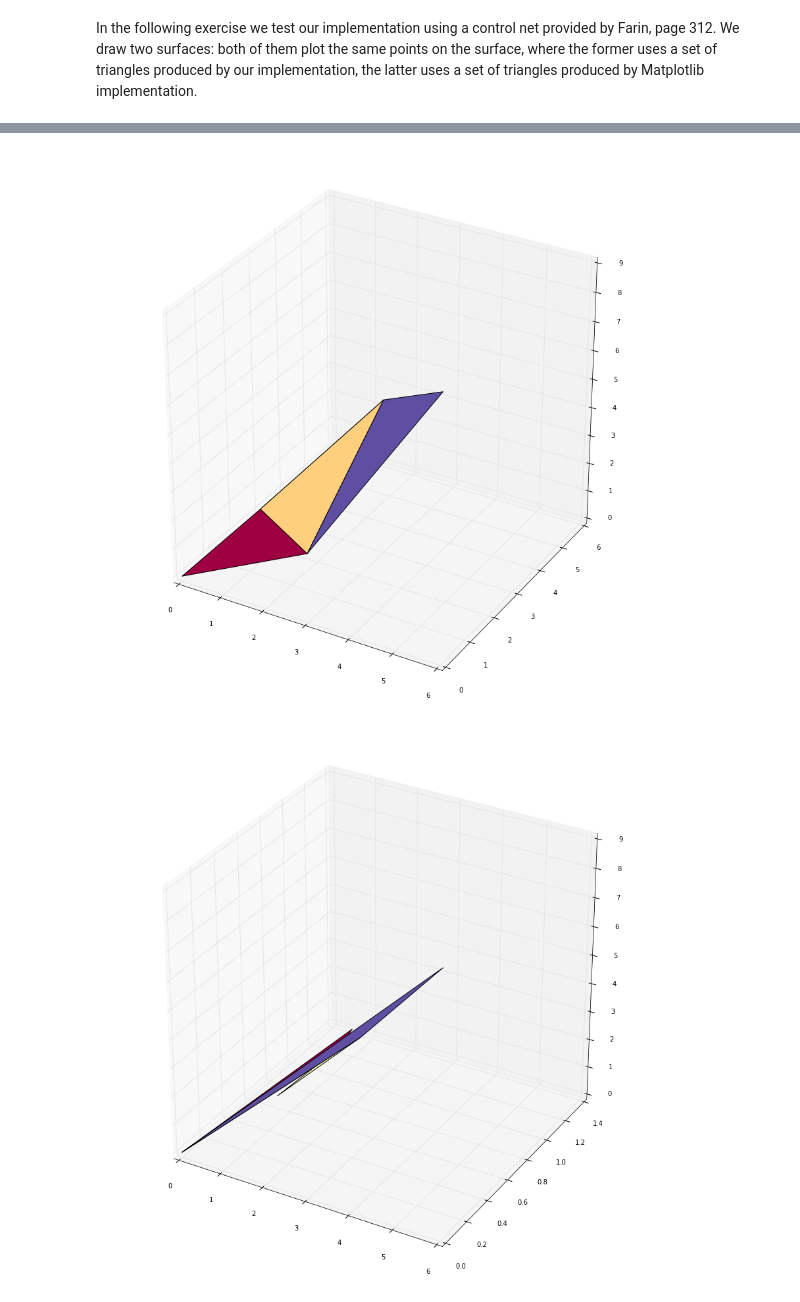
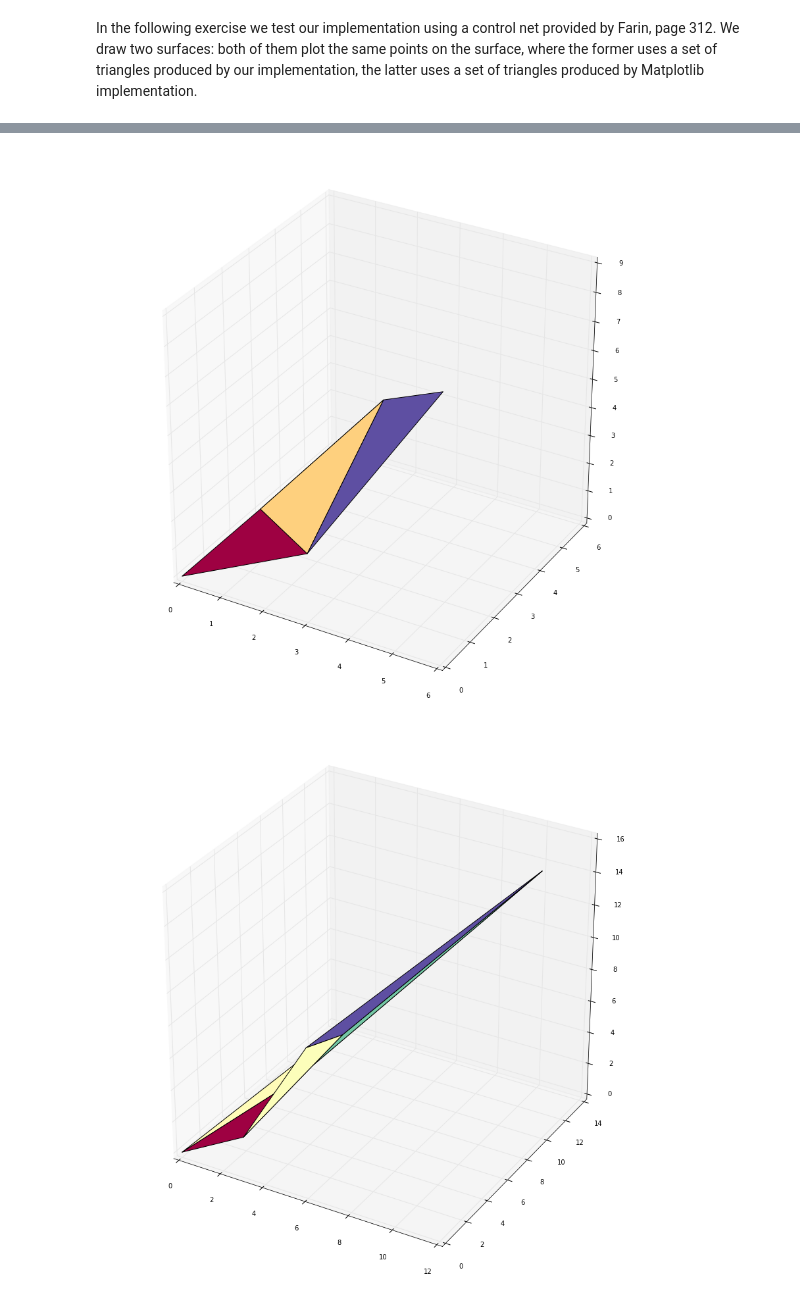
Before and after one commit to massimo-nocentini/cagd, a Jupyter notebook: surfaces/Triangular Bezier Patches.ipynb, the cells around one changed output, grey strips where cells are left out. Cells and saved outputs as stored; diff of their text form; code cells hidden in the pictures.

```diff
--- a/surfaces/Triangular Bezier Patches.ipynb
+++ b/surfaces/Triangular Bezier Patches.ipynb
@@ -271,13 +271,14 @@ import matplotlib.tri as mtri
 
 order=3
 
+# original
 control_net_from_Farin = [  [0,6,0],
                             [0,3,0],
                             [3,3,6],
                             [0,0,0],
                             [3,0,0],
                             [6,0,9]]
-
+# inverted
 control_net_from_Farin = [  [6,0,9],
                             [3,0,0],
                             [0,0,0],
@@ -285,6 +286,7 @@ control_net_from_Farin = [  [6,0,9],
                             [0,3,0],
                             [0,6,0]]
 
+# transposed
 control_net_from_Farin = [  [6,3,0,3,0,0],
                             [0,0,0,3,3,6],
                             [9,0,0,6,0,0]]
@@ -296,16 +298,23 @@ print("control net\n", control_net)
 surface, (tri, U, multi_indices), (left_subpatch, right_subpatch, bottom_subpatch) = tc.de_casteljau(
     order,control_net, subdivision=True)
 
-print(left_subpatch)
+print("left subpatch control net:\n",left_subpatch)
 
 td.draw(surface, tri)
 
 left_triangulation = tc.u_bar(order-1)
 
-left_surface, *_ = tc.de_casteljau(order,right_subpatch,3)
+#left_surface, *_ = tc.de_casteljau(order,left_subpatch,2)
 
-td.draw(left_surface, tri)
+#td.draw(left_surface, tri)
 
+
+control_net = [[6,3,0,3,1.5,10.5],
+               [0,0,0,1.5,1.5,12.75],
+               [9,0,0,3,0,14.25]]
+control_net = np.array(control_net)
+surface, tri = tc.de_casteljau(3,control_net, 2)
+td.draw(surface, tri)
 None
 # %% [output]
 control net
@@ -318,2 +337,2 @@ control net
 [figure]
-[figure, old version]
+[figure, new version]
```
Also changed, not shown: parts of 2 cells of this notebook, 1 other file.
